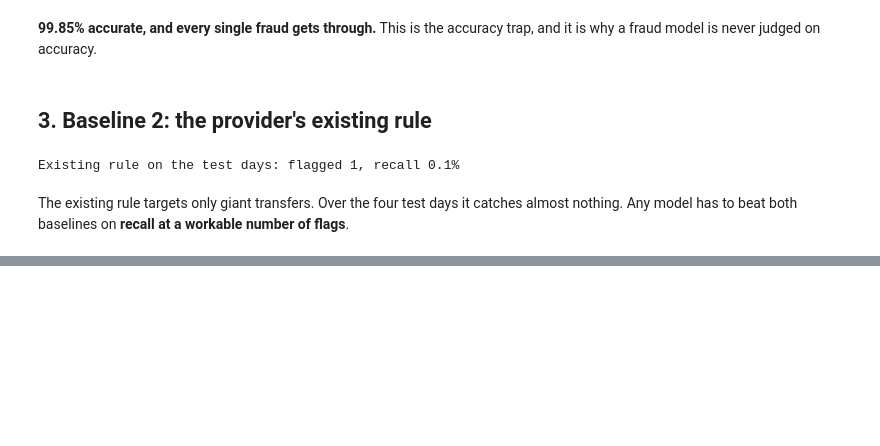
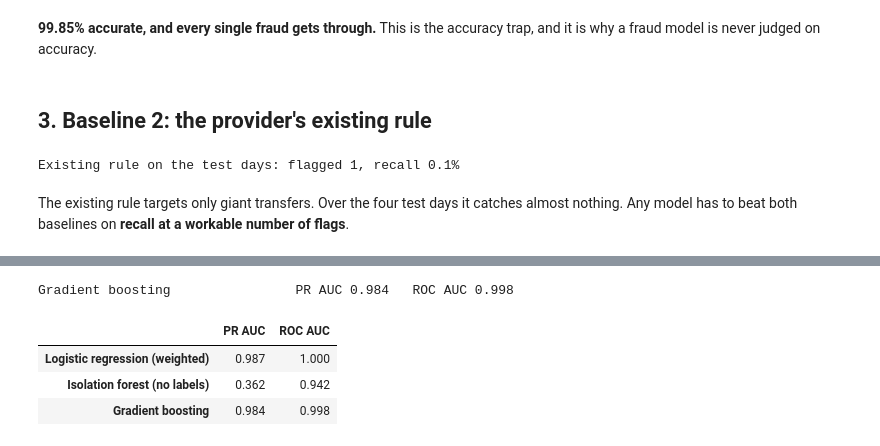
Before and after one commit to vusumuzinkosi/fraud-detection-mobile-money, a Jupyter notebook: notebooks/02_model.ipynb, the cells around one changed output, grey strips where cells are left out. Cells and saved outputs as stored; diff of their text form; code cells hidden in the pictures; blank space fills up the shorter version.

```diff
--- a/notebooks/02_model.ipynb
+++ b/notebooks/02_model.ipynb
@@ -77,0 +118,5 @@ The existing rule targets only giant transfers. Over the four test days it catch
+# %%
+from sklearn.ensemble import IsolationForest
+
+iso = IsolationForest(n_estimators=200, random_state=42, n_jobs=-1).fit(X_train.sample(200_000, random_state=42))
+report("Isolation forest (no labels)", y_val, -iso.score_samples(X_val))  # higher = more unusual
@@ -77,0 +129,19 @@ The existing rule targets only giant transfers. Over the four test days it catch
+# %%
+from sklearn.ensemble import HistGradientBoostingClassifier
+
+hgb = HistGradientBoostingClassifier(max_iter=300, learning_rate=0.1, random_state=42).fit(X_train, y_train)
+report("Gradient boosting", y_val, hgb.predict_proba(X_val)[:, 1])
+# %% [output]
+Gradient boosting                PR AUC 0.984   ROC AUC 0.998
+# %%
+val_scores = {"Logistic regression (weighted)": logreg.predict_proba(X_val)[:, 1],
+              "Isolation forest (no labels)": -iso.score_samples(X_val),
+              "Gradient boosting": hgb.predict_proba(X_val)[:, 1]}
+comparison = pd.DataFrame({n: {"PR AUC": average_precision_score(y_val, s), "ROC AUC": roc_auc_score(y_val, s)}
+                           for n, s in val_scores.items()}).T.round(3)
+comparison
+# %% [output]
+|  | PR AUC | ROC AUC |
+| Logistic regression (weighted) | 0.987 | 1.000 |
+| Isolation forest (no labels) | 0.362 | 0.942 |
+| Gradient boosting | 0.984 | 0.998 |
```
Also changed, not shown: parts of 9 cells of this notebook, 2 other files.
